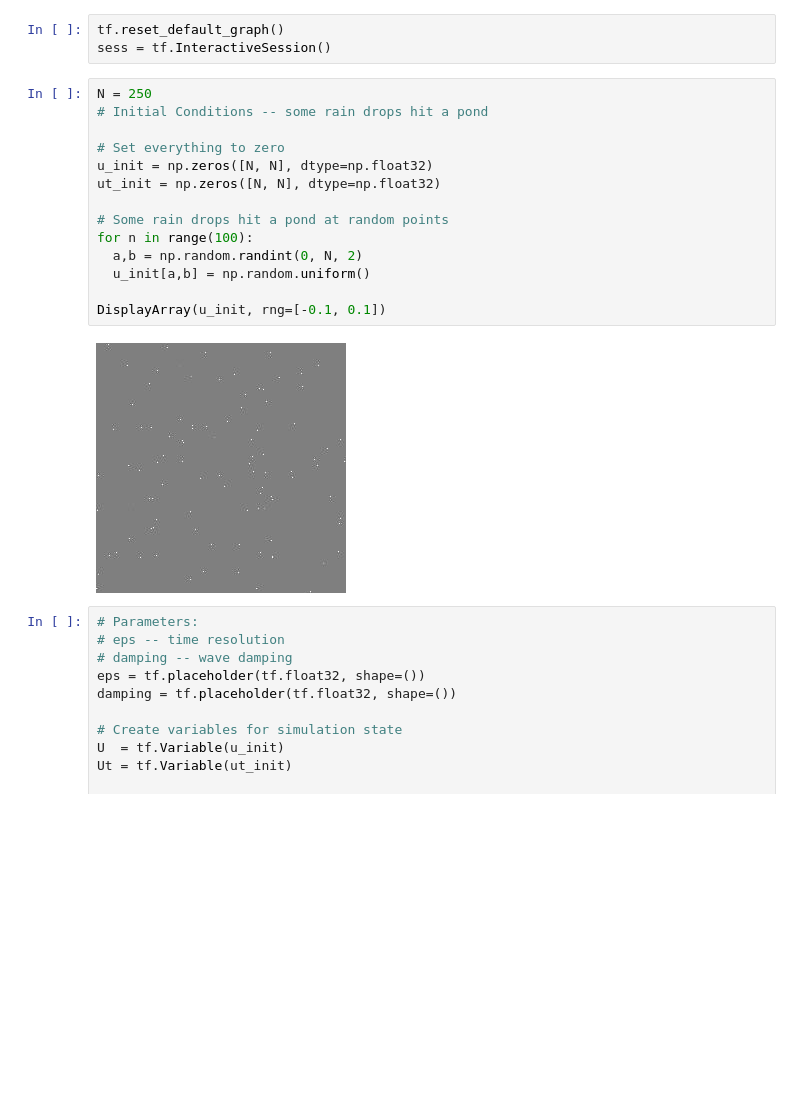
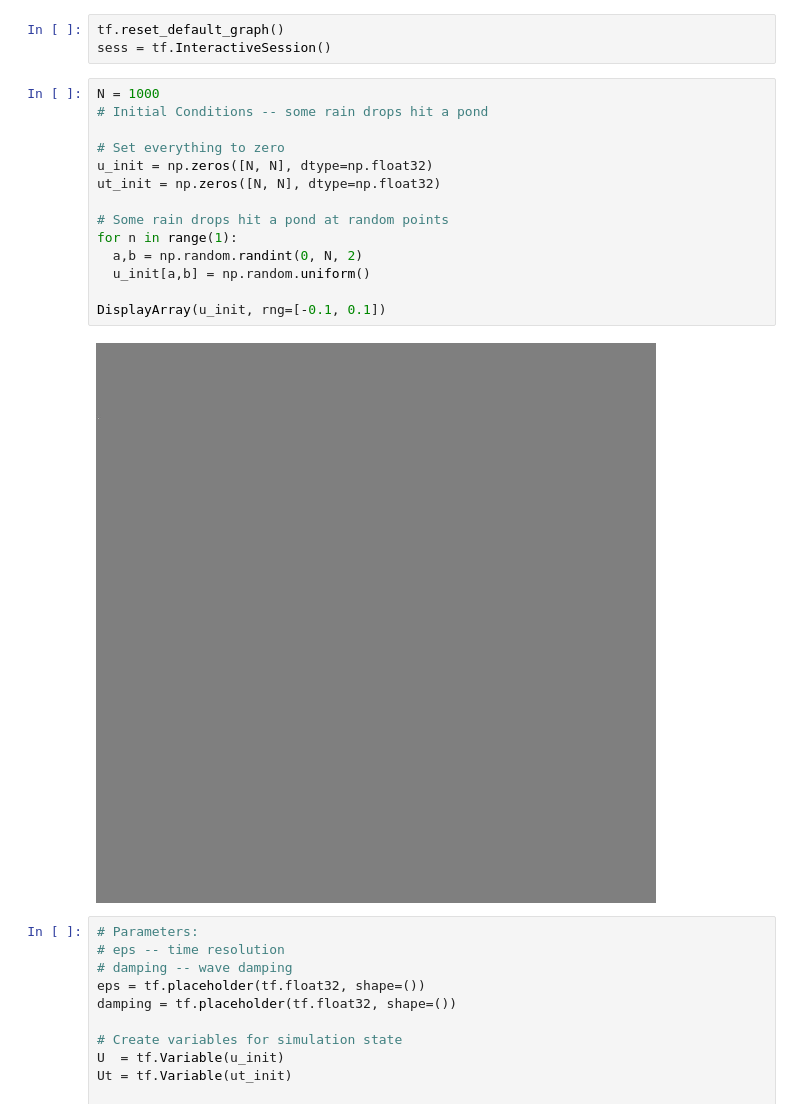
Before and after one commit to tp-nscan/SharedIpynb, a Jupyter notebook: tfPde.ipynb, the cells around one changed output. Drawn from its saved outputs; the diff is of its cells as text; blank space fills up the shorter version.

```diff
--- a/tfPde.ipynb
+++ b/tfPde.ipynb
@@ -59,21 +59,21 @@ depthwise_conv2d(input, filter, strides, padding, rate=None, name=None, data_for
 tf.reset_default_graph()
 sess = tf.InteractiveSession()
 # %%
-N = 250
+N = 1000
 # Initial Conditions -- some rain drops hit a pond
 
 # Set everything to zero
 u_init = np.zeros([N, N], dtype=np.float32)
 ut_init = np.zeros([N, N], dtype=np.float32)
 
 # Some rain drops hit a pond at random points
-for n in range(100):
+for n in range(1):
   a,b = np.random.randint(0, N, 2)
   u_init[a,b] = np.random.uniform()
 
 DisplayArray(u_init, rng=[-0.1, 0.1])
 # %% [output]
-[figure, old version]
+[figure, new version]
 # %%
 # Parameters:
 # eps -- time resolution
```
Also changed, not shown: parts of 1 cell of this notebook, 2 other files.
